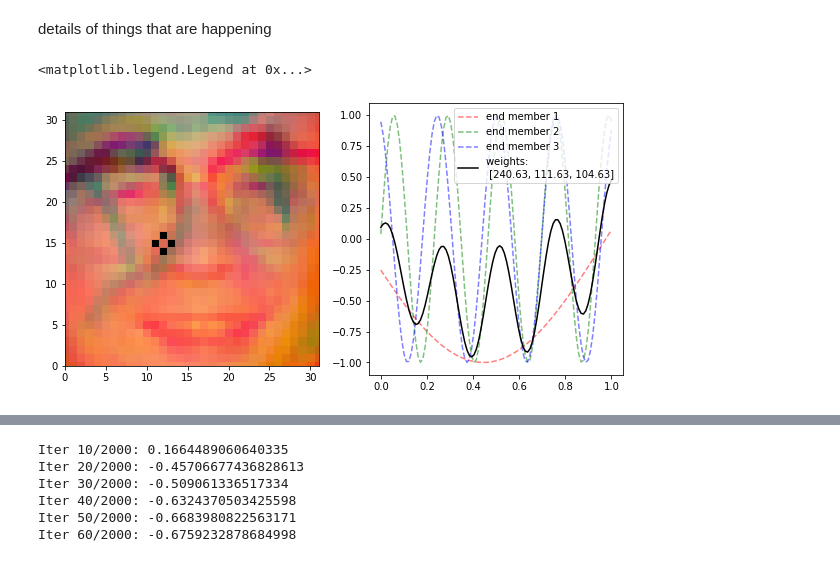
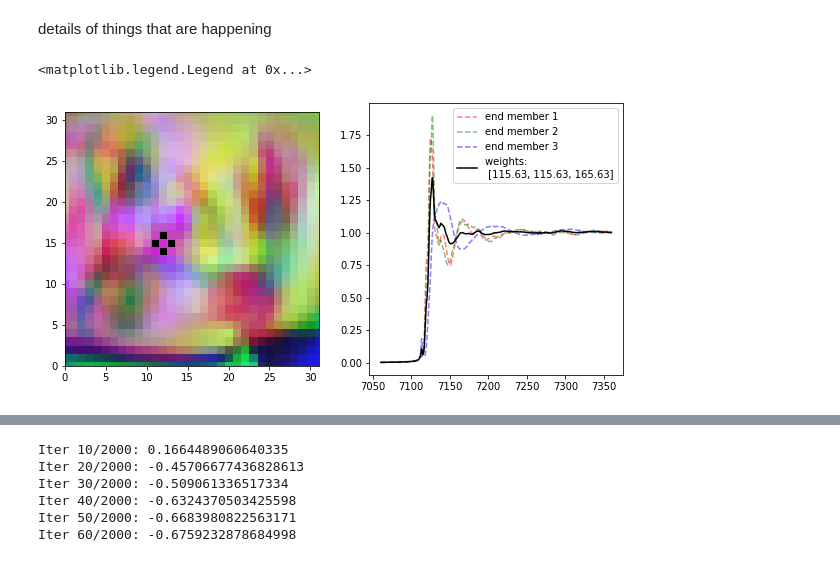
Before and after one commit to tangkong/ls_be, a Jupyter notebook: notebooks/BO_loop.ipynb, the cells around one changed output, grey strips where cells are left out. Saved outputs shown, nothing was run; the diff lists cells and outputs as text; code cells hidden in the pictures.

```diff
--- a/notebooks/BO_loop.ipynb
+++ b/notebooks/BO_loop.ipynb
@@ -9,26 +12,26 @@ import matplotlib.pyplot as plt
 details of things that are happening
 # %%
 face_image, xanes_data, xanes_energy, xanes_cpts = generate_dataset(n_cpts=3, seed=42,
-                                supply_truth=True, xanes='trig')
+                                supply_truth=True, xanes='xanes')
 x=12
 y=15
 
 fig, axes = plt.subplots(1,2, figsize=(10, 5))
 axes[0].imshow(face_image[:, :, :3]/face_image.max()) # Plots in RGB
 axes[0].scatter([x, x, x-1, x+1], [y+1, y-1, y, y], marker='s', c='k')
 axes[0].set_ylim(0,31)
 axes[0].set_xlim(0,31)
 # outline around x, y point
 axes[1].plot(xanes_energy, xanes_cpts[0], 'r--', label='end member 1', alpha=0.5)
 axes[1].plot(xanes_energy, xanes_cpts[1], 'g--', label='end member 2', alpha=0.5)
 axes[1].plot(xanes_energy, xanes_cpts[2], 'b--', label='end member 3', alpha=0.5)
 # axes[1].plot(xanes_energy, xanes_cpts[3], 'm--', label='end member 4', alpha=0.5)
 # axes[1].plot(xanes_energy, xanes_cpts[4], 'c--', label='end member 5', alpha=0.5)
 
 
 
 axes[1].plot(xanes_energy, xanes_data[x*32 + y], 'k', label=f'weights: \n {[round(k,2) for k in face_image[x, y,:]]}')
 axes[1].legend()#loc='upper left', bbox_to_anchor=(1.05, 1))
 # %% [output]
 <matplotlib.legend.Legend at 0x...>
-[figure, old version]
+[figure, new version]
```
Also changed, not shown: parts of 12 cells of this notebook, 1 other file.
